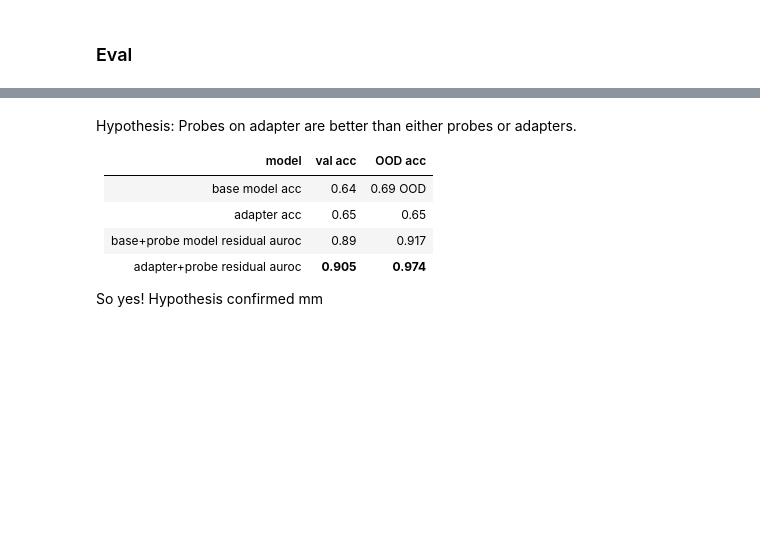
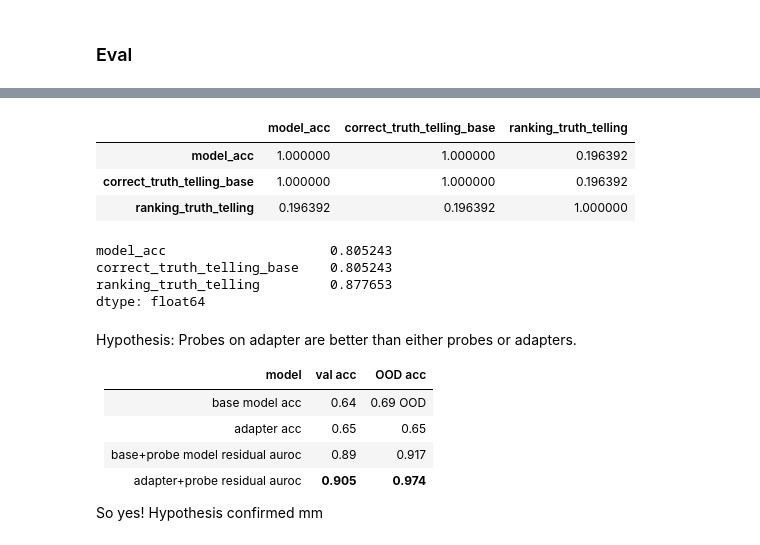
Before and after one commit to wassname/LoRA_are_lie_detectors, a Jupyter notebook: notebooks/04_mjc_truth.ipynb, the cells around one changed output, grey strips where cells are left out. Cells and saved outputs as stored; diff of their text form; code cells hidden in the pictures; blank space fills up the shorter version.

```diff
--- a/notebooks/04_mjc_truth.ipynb
+++ b/notebooks/04_mjc_truth.ipynb
@@ -622,3 +663,32 @@ analyse_intervention(ds_out_OOD, cfg)
+# %%
+from src.eval.labels import ranking_truth_telling, ranking_instruction_following
+df_res_ab_o, df_res_o
+a = ds2label_model_truth(ds_out_OOD).numpy()
+# a = ds2label_model_obey(ds_out_OOD)
+b = (ds_out_OOD['correct_truth_telling_base']>0.5).numpy()
+c = ranking_truth_telling(ds_out_OOD).numpy()
+# c = ranking_instruction_following(ds_out_OOD)
+# ds_out_OOD['correct_truth_telling_adapt']
+# ds_out_OOD['correct_instruction_following_base']
+# ds_out_OOD['correct_instruction_following_adapt']
+# plt.scatter(a, b, c=c, cmap='RdYlGn')
+# plt.show()
+# plt.scatter(a, c, c=b, cmap='RdYlGn')
+
+df_labels = pd.DataFrame([a, b, c], index=['model_acc', 'correct_truth_telling_base', 'ranking_truth_telling']).T
+df_labels.corr()
+# %% [output]
+|  | model_acc | correct_truth_telling_base | ranking_truth_telling |
+| model_acc | 1.000000 | 1.000000 | 0.196392 |
+| correct_truth_telling_base | 1.000000 | 1.000000 | 0.196392 |
+| ranking_truth_telling | 0.196392 | 0.196392 | 1.000000 |
+# %%
+(df_labels*1.0).mean()
+# %% [output]
+model_acc                     0.805243
+correct_truth_telling_base    0.805243
+ranking_truth_telling         0.877653
+dtype: float64
 # %% [markdown]
 Hypothesis: Probes on adapter are better than either probes or adapters.
 
```
Also changed, not shown: parts of 3 cells of this notebook, 12 other files.
